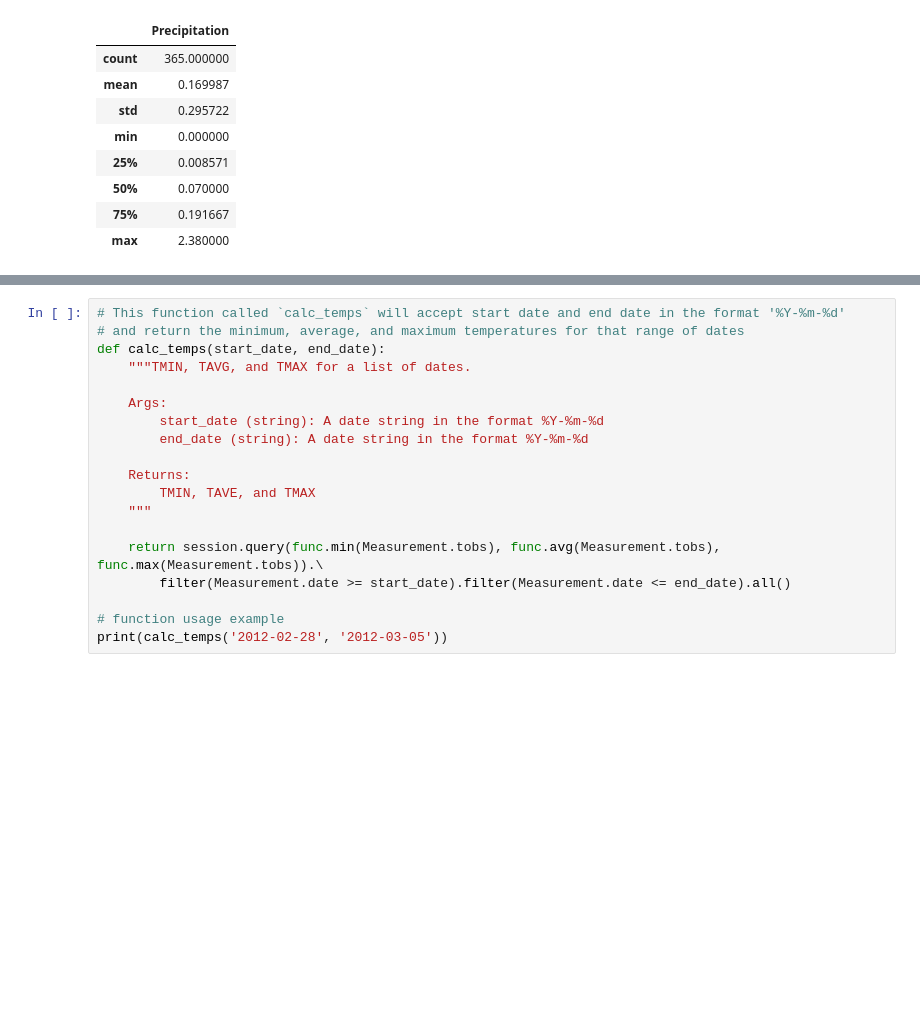
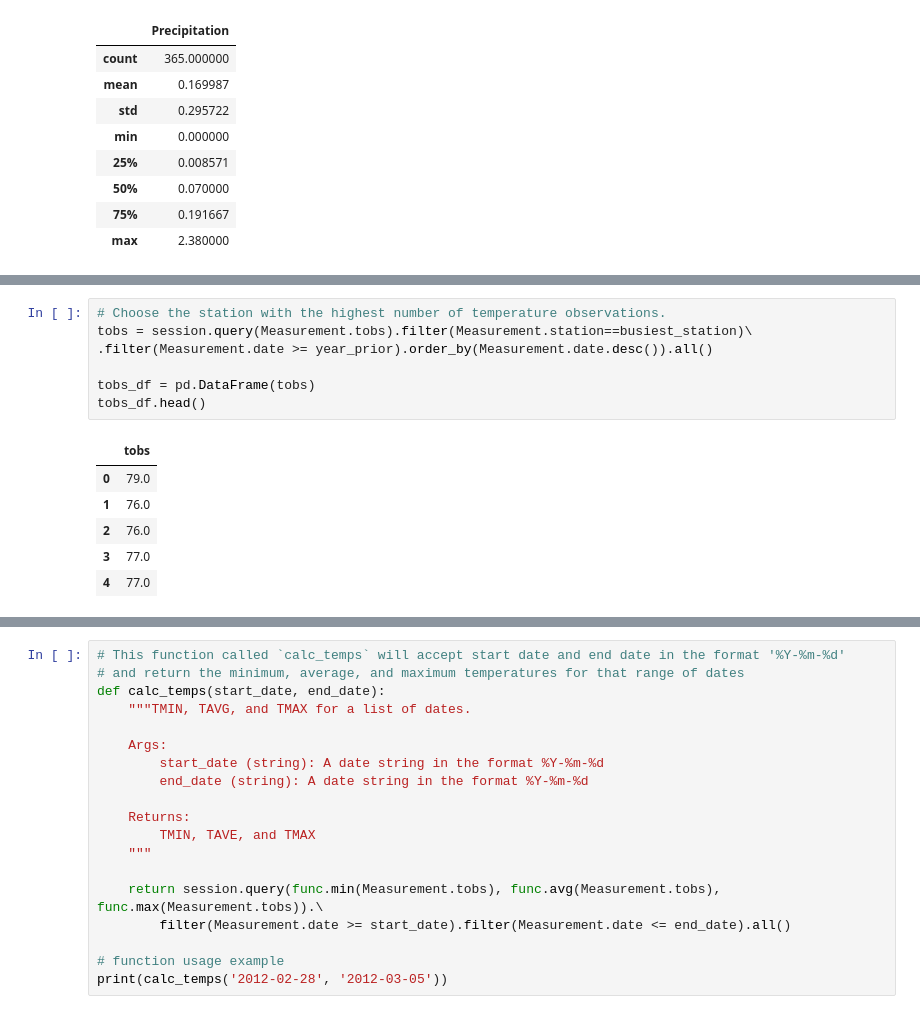
Before and after one commit to angeles-ramirez/sqlalchemy-challenge, a Jupyter notebook: climate_starter.ipynb, the cells around one changed output, grey strips where cells are left out. Saved outputs shown, nothing was run; the diff lists cells and outputs as text; blank space fills up the shorter version.

```diff
--- a/climate_starter.ipynb
+++ b/climate_starter.ipynb
@@ -185,3 +203,17 @@ prcp_data_df.describe()
 # %% [output]
 [(54.0, 85.0, 71.66378066378067)]
+# %%
+# Choose the station with the highest number of temperature observations.
+tobs = session.query(Measurement.tobs).filter(Measurement.station==busiest_station)\
+.filter(Measurement.date >= year_prior).order_by(Measurement.date.desc()).all()
+
+tobs_df = pd.DataFrame(tobs)
+tobs_df.head()
+# %% [output]
+|  | tobs |
+| 0 | 79.0 |
+| 1 | 76.0 |
+| 2 | 76.0 |
+| 3 | 77.0 |
+| 4 | 77.0 |
 # %%
```
Also changed, not shown: parts of 9 cells of this notebook.
